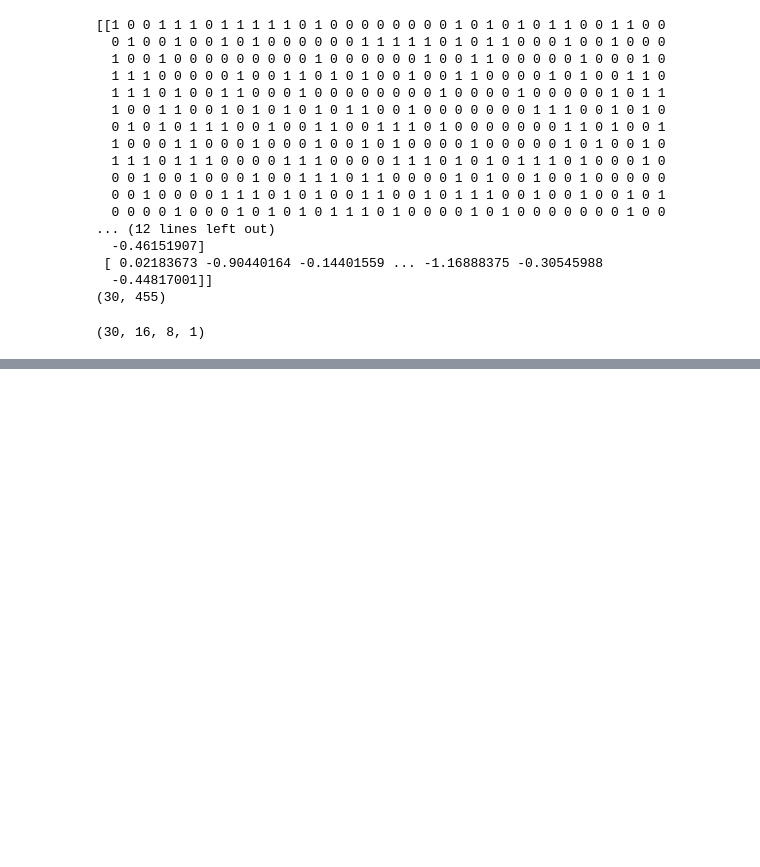
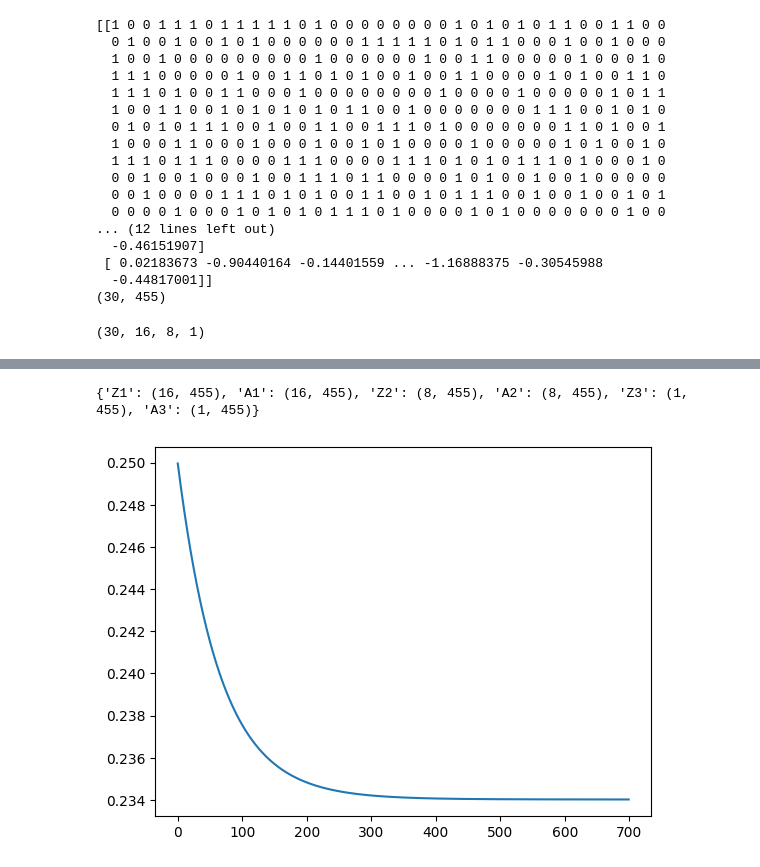
Before and after one commit to Machoub/multilayer_perceptron, a Jupyter notebook: mlp_train.ipynb, the cells around one changed output, grey strips where cells are left out. Saved outputs shown, nothing was run; the diff lists cells and outputs as text; code cells hidden in the pictures; blank space fills up the shorter version.

```diff
--- a/mlp_train.ipynb
+++ b/mlp_train.ipynb
@@ -95,19 +100,26 @@ def forward_propagation(X, parameters):
     W3, b3 = parameters['W3'], parameters['b3']
 
     Z1 = np.dot(W1, X) + b1
-    A1 = sigmoid(Z1)
+    A1 = sigmoid(Z1) #1 / (1 + np.exp(-z1))
     Z2 = np.dot(W2, A1) + b2
-    A2 = sigmoid(Z2)
+    A2 = sigmoid(Z2) #1 / (1 + np.exp(-z2))
     Z3 = np.dot(W3, A2) + b3
-    A3 = sigmoid(Z3)
+    A3 = sigmoid(Z3) #1 / (1 + np.exp(-z3))
 
     cache = {'Z1': Z1, 'A1': A1,
              'Z2': Z2, 'A2': A2,
              'Z3': Z3, 'A3': A3}
-    return cache
+    shape = {'Z1': Z1.shape, 'A1': A1.shape,
+             'Z2': Z2.shape, 'A2': A2.shape,
+             'Z3': Z3.shape, 'A3': A3.shape}
+    return cache, shape
 # %%
+cache, shapes = forward_propagation(X, params)
+print(shapes)
+
 def backward_propagation(X, y, parameters, cache):
     m = X.shape[1]
+    n = X.shape[0]
     W1, b1 = parameters['W1'], parameters['b1']
     W2, b2 = parameters['W2'], parameters['b2']
     W3, b3 = parameters['W3'], parameters['b3']
@@ -116,8 +128,73 @@ def backward_propagation(X, y, parameters, cache):
 
     dZ3 = A3 - y
     dW3 = (1/m) * np.dot(dZ3, A2.T)
+    db3 = (1/m) * np.sum(dZ3, axis=1, keepdims=True)
+
+    dZ2 = np.dot(W3.T, dZ3) * sigmoid(A2, derivative=True)
+    dW2 = (1/m) * np.dot(dZ2, A1.T)
+    db2 = (1/m) * np.sum(dZ2, axis=1, keepdims=True)
+
+    dZ1 = np.dot(W2.T, dZ2) * sigmoid(A1, derivative=True)
+    dW1 = (1/m) * np.dot(dZ1, X.T)
+    db1 = (1/m) * np.sum(dZ1, axis=1, keepdims=True)
+
 
     grads = {'dW3': dW3, 'db3': db3,
              'dW2': dW2, 'db2': db2,
              'dW1': dW1, 'db1': db1}
     return grads
+
+def update_parameters(parameters, derivatives, learning_rate):
+    W1, b1 = parameters['W1'], parameters['b1']
+    W2, b2 = parameters['W2'], parameters['b2']
+    W3, b3 = parameters['W3'], parameters['b3']
+
+    dW1, db1 = derivatives['dW1'], derivatives['db1']
+    dW2, db2 = derivatives['dW2'], derivatives['db2']
+    dW3, db3 = derivatives['dW3'], derivatives['db3']
+
+    W1 = W1 - learning_rate * dW1
+    b1 = b1 - learning_rate * db1
+    W2 = W2 - learning_rate * dW2
+    b2 = b2 - learning_rate * db2
+    W3 = W3 - learning_rate * dW3
+    b3 = b3 - learning_rate * db3
+
+    parameters = {'W1': W1, 'b1': b1,
+                  'W2': W2, 'b2': b2,
+                  'W3': W3, 'b3': b3}
+    return parameters
+# %% [output]
+{'Z1': (16, 455), 'A1': (16, 455), 'Z2': (8, 455), 'A2': (8, 455), 'Z3': (1, 455), 'A3': (1, 455)}
+# %%
+#calucler le model et update les parametrs
+derivatives = backward_propagation(X, y, params, cache)
+update = update_parameters(params, derivatives, 0.1)
+# %%
+def compute_error(pred, actual):
+    return np.mean((pred - actual) ** 2)
+# %%
+def mlp(X, y, epochs=100):
+  #init params
+  input, n_h1, n_h2, output = network_archi(X, y)
+  params = define_model(X, y)
+  cost_history = []
+
+  for i in range(epochs):
+    #forward
+    cache, shapes = forward_propagation(X, params)
+    #error
+    cost = compute_error(cache['A3'], y)
+    cost_history.append(cost)
+    #backward
+    derivatives = backward_propagation(X, y, params, cache)
+    #update
+    params = update_parameters(params, derivatives, 0.01)
+
+  return params, cost_history
+# %%
+model, cost = mlp(X, y, 700)
+plt.plot(cost)
+plt.show()
+# %% [output]
+[figure, added]
```
Also changed, not shown: parts of 2 cells of this notebook.
